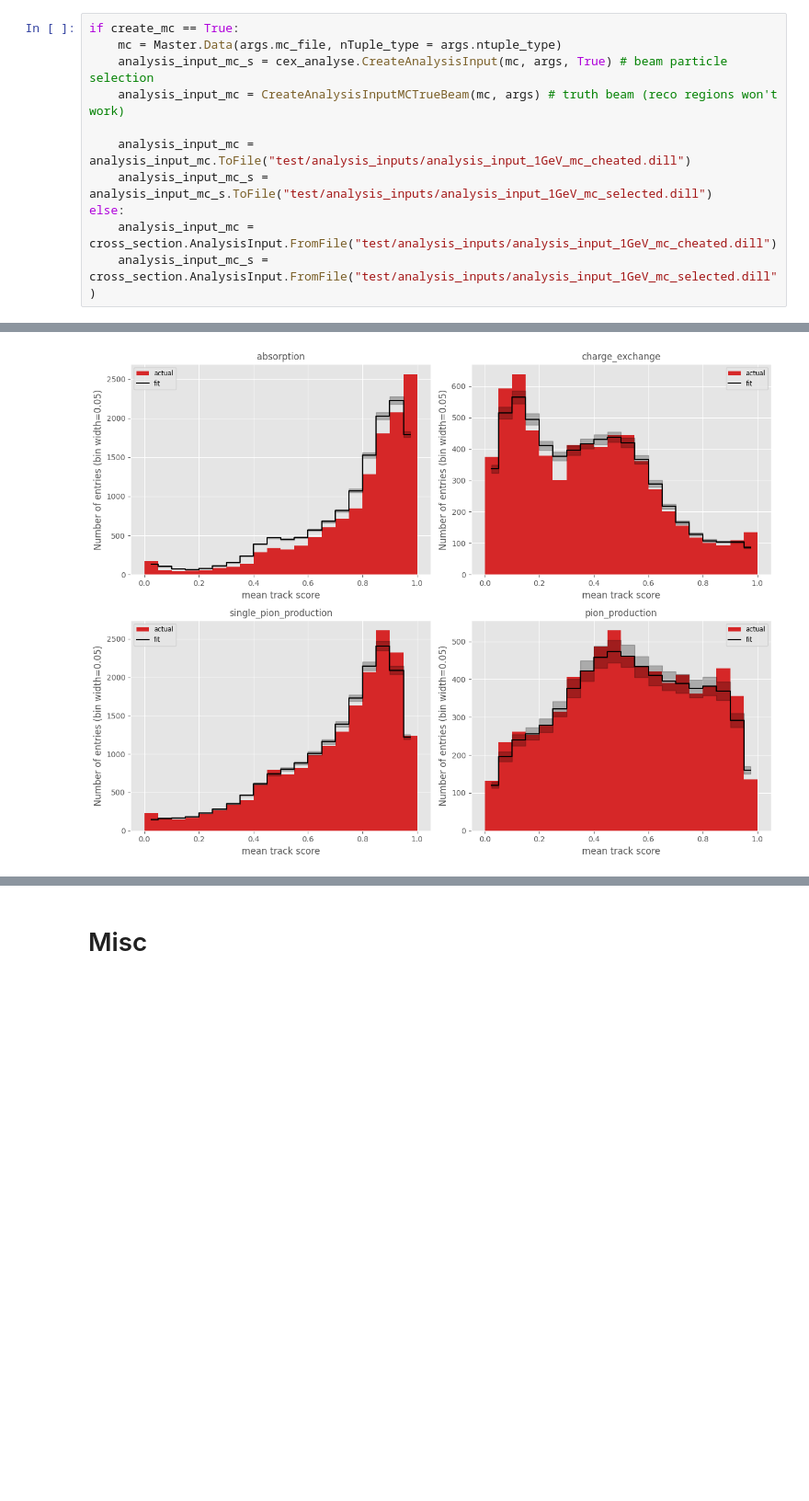
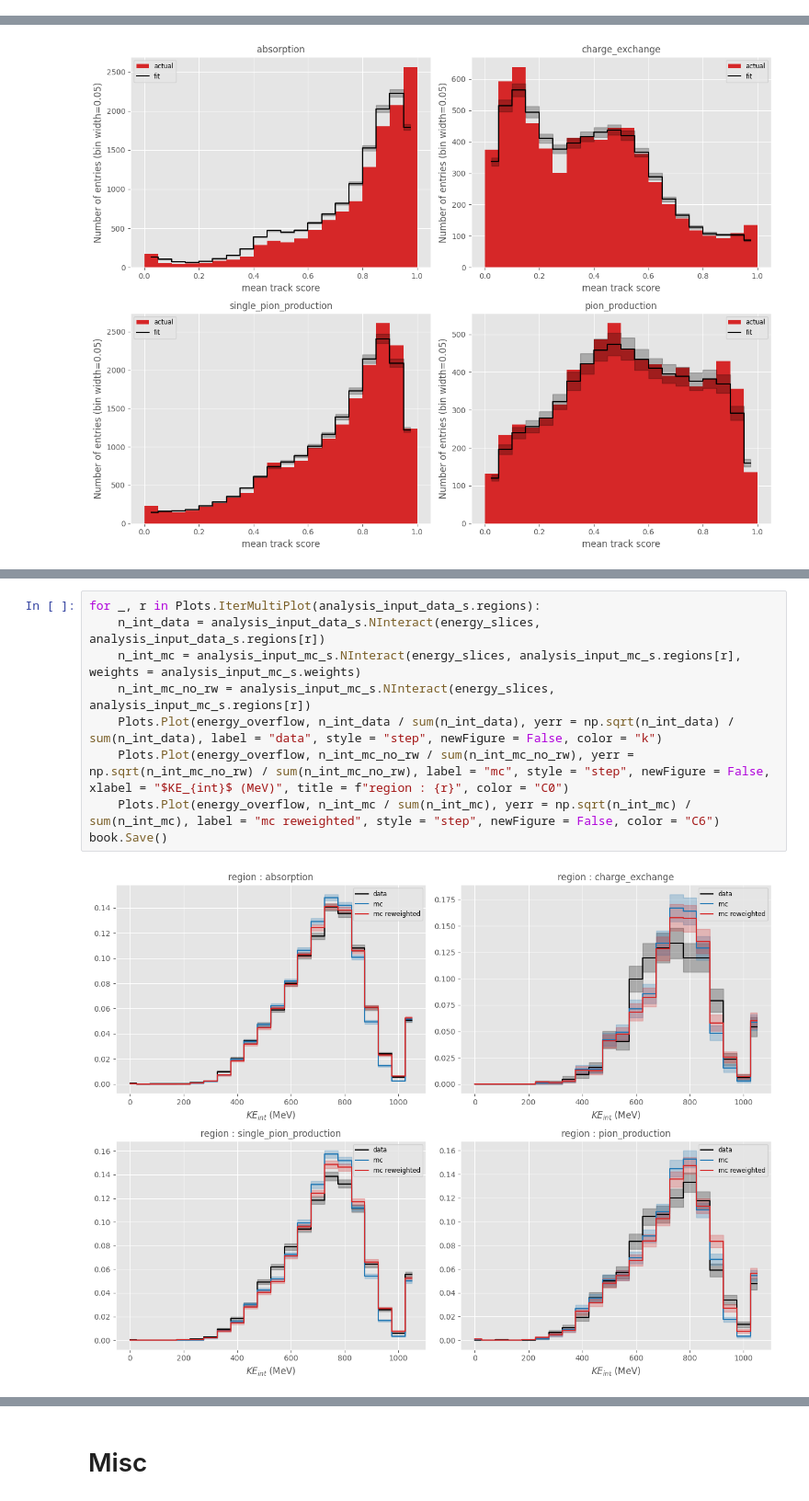
Before and after one commit to dlindebaum/pion-argon-xs-analysis, a Jupyter notebook: analysis/notebooks/cex_reco_analysis.ipynb, the cells around one changed output, grey strips where cells are left out. Shown at 92% size. Cells and saved outputs as stored; diff of their text form; blank space fills up the shorter version.

```diff
--- a/analysis/notebooks/cex_reco_analysis.ipynb
+++ b/analysis/notebooks/cex_reco_analysis.ipynb
@@ -107,11 +166,0 @@ create_mc = False
-# %%
-if create_mc == True:
-    mc = Master.Data(args.mc_file, nTuple_type = args.ntuple_type)
-    analysis_input_mc_s = cex_analyse.CreateAnalysisInput(mc, args, True) # beam particle selection
-    analysis_input_mc = CreateAnalysisInputMCTrueBeam(mc, args) # truth beam (reco regions won't work)
-
-    analysis_input_mc = analysis_input_mc.ToFile("test/analysis_inputs/analysis_input_1GeV_mc_cheated.dill")
-    analysis_input_mc_s = analysis_input_mc_s.ToFile("test/analysis_inputs/analysis_input_1GeV_mc_selected.dill")
-else:
-    analysis_input_mc = cross_section.AnalysisInput.FromFile("test/analysis_inputs/analysis_input_1GeV_mc_cheated.dill")
-    analysis_input_mc_s =  cross_section.AnalysisInput.FromFile("test/analysis_inputs/analysis_input_1GeV_mc_selected.dill")
@@ -597,0 +589,11 @@ actual_yield_score, sum(actual_yield_score)=([12375, 6414, 18109, 7101], 43999)
+# %%
+for _, r in Plots.IterMultiPlot(analysis_input_data_s.regions):
+    n_int_data = analysis_input_data_s.NInteract(energy_slices, analysis_input_data_s.regions[r])
+    n_int_mc = analysis_input_mc_s.NInteract(energy_slices, analysis_input_mc_s.regions[r], weights = analysis_input_mc_s.weights)
+    n_int_mc_no_rw = analysis_input_mc_s.NInteract(energy_slices, analysis_input_mc_s.regions[r])
+    Plots.Plot(energy_overflow, n_int_data / sum(n_int_data), yerr = np.sqrt(n_int_data) / sum(n_int_data), label = "data", style = "step", newFigure = False, color = "k")
+    Plots.Plot(energy_overflow, n_int_mc_no_rw / sum(n_int_mc_no_rw), yerr = np.sqrt(n_int_mc_no_rw) / sum(n_int_mc_no_rw), label = "mc", style = "step", newFigure = False, xlabel = "$KE_{int}$ (MeV)", title = f"region : {r}", color = "C0")
+    Plots.Plot(energy_overflow, n_int_mc / sum(n_int_mc), yerr = np.sqrt(n_int_mc) / sum(n_int_mc), label = "mc reweighted", style = "step", newFigure = False, color = "C6")
+book.Save()
+# %% [output]
+[figure, added]
```
Also changed, not shown: parts of 25 cells of this notebook, 3 other files.
